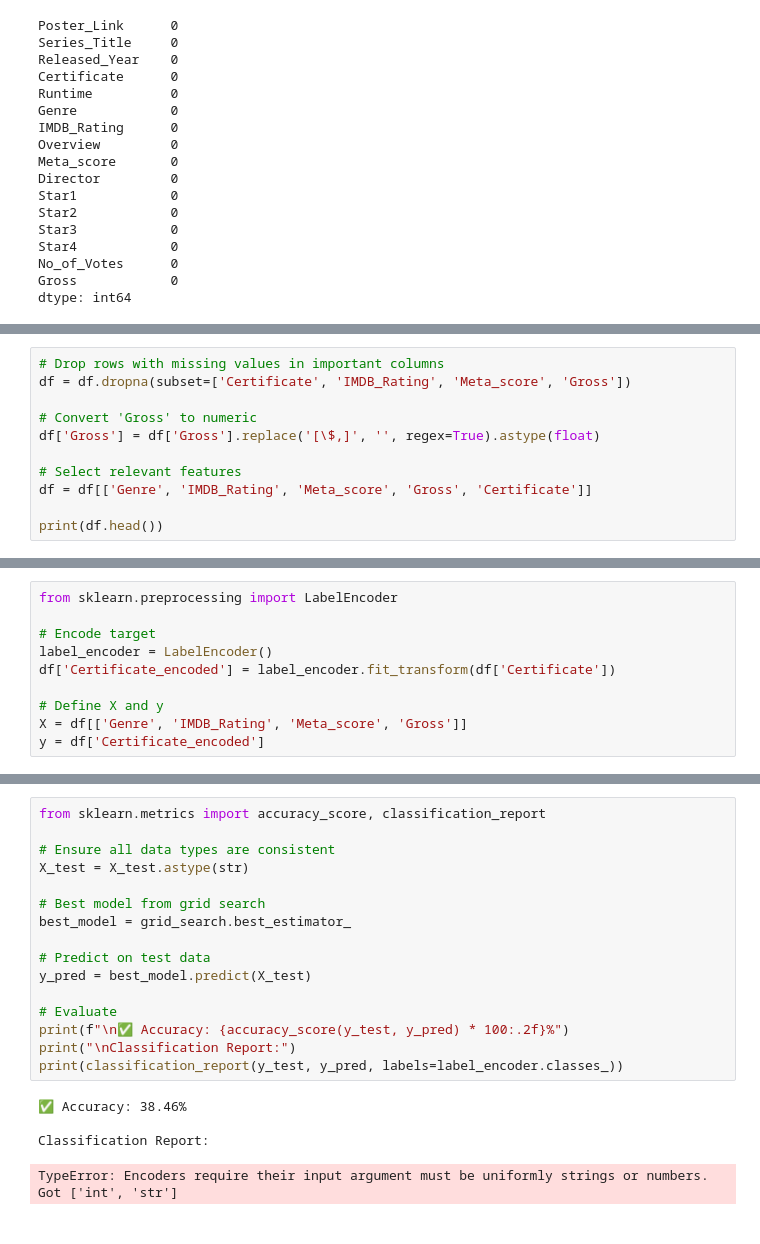
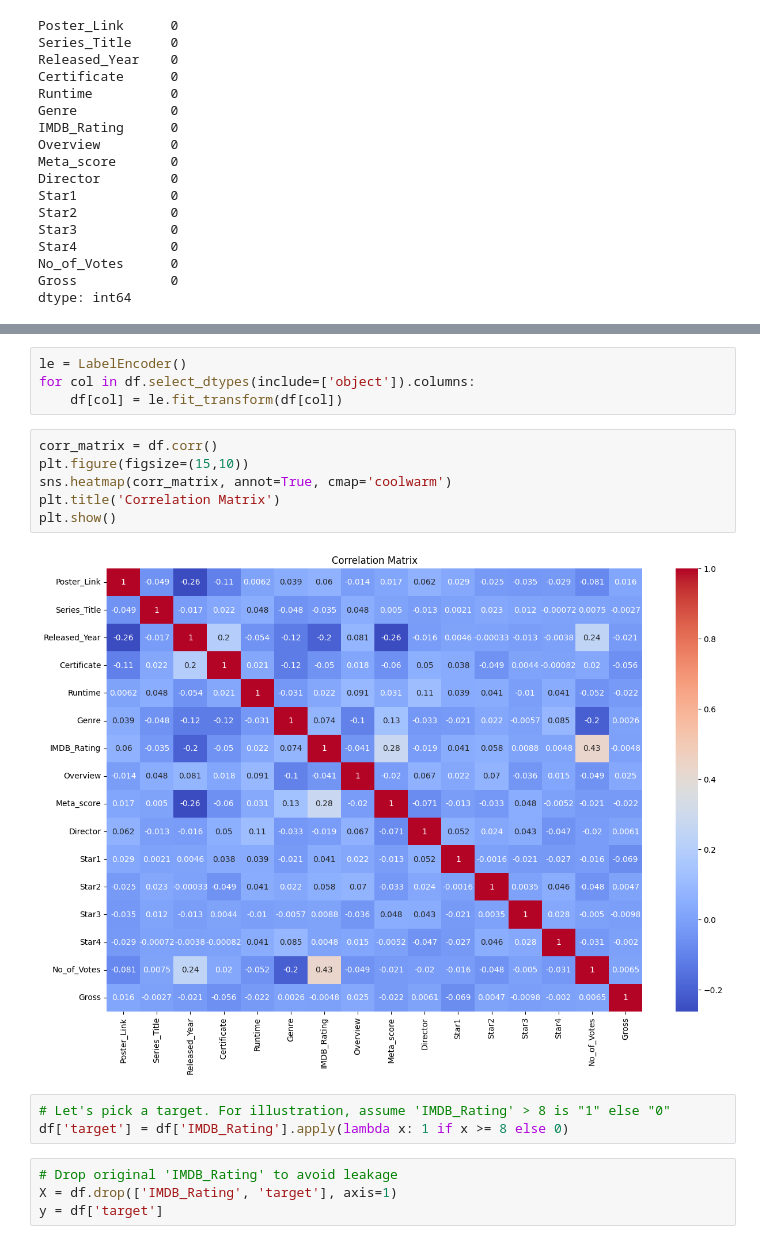
Before and after one commit to TasnimulIntazamAsif/EDGE_Project-Movie_Genre, a Jupyter notebook: movie_genre.ipynb, the cells around one changed output, grey strips where cells are left out. Saved outputs shown, nothing was run; the diff lists cells and outputs as text.

Commit message:
update model train

```diff
--- a/movie_genre.ipynb
+++ b/movie_genre.ipynb
@@ -146,11 +155,0 @@ Name: count, Length: 172, dtype: int64
-# %%
-# Drop rows with missing values in important columns
-df = df.dropna(subset=['Certificate', 'IMDB_Rating', 'Meta_score', 'Gross'])
-
-# Convert 'Gross' to numeric
-df['Gross'] = df['Gross'].replace('[\$,]', '', regex=True).astype(float)
-
-# Select relevant features
-df = df[['Genre', 'IMDB_Rating', 'Meta_score', 'Gross', 'Certificate']]
-
-print(df.head())
@@ -164,10 +155,0 @@ print(df.head())
-# %%
-from sklearn.preprocessing import LabelEncoder
-
-# Encode target
-label_encoder = LabelEncoder()
-df['Certificate_encoded'] = label_encoder.fit_transform(df['Certificate'])
-
-# Define X and y
-X = df[['Genre', 'IMDB_Rating', 'Meta_score', 'Gross']]
-y = df['Certificate_encoded']
@@ -248,21 +156,19 @@ GridSearchCV(cv=5,
-# %%
-from sklearn.metrics import accuracy_score, classification_report
-
-# Ensure all data types are consistent
-X_test = X_test.astype(str)
-
-# Best model from grid search
-best_model = grid_search.best_estimator_
-
-# Predict on test data
-y_pred = best_model.predict(X_test)
-
-# Evaluate
-print(f"\n✅ Accuracy: {accuracy_score(y_test, y_pred) * 100:.2f}%")
-print("\nClassification Report:")
-print(classification_report(y_test, y_pred, labels=label_encoder.classes_))
-# %% [output]
-✅ Accuracy: 38.46%
-
-Classification Report:
-TypeError: Encoders require their input argument must be uniformly strings or numbers. Got ['int', 'str']
+# %%
+le = LabelEncoder()
+for col in df.select_dtypes(include=['object']).columns:
+    df[col] = le.fit_transform(df[col])
+# %%
+corr_matrix = df.corr()
+plt.figure(figsize=(15,10))
+sns.heatmap(corr_matrix, annot=True, cmap='coolwarm')
+plt.title('Correlation Matrix')
+plt.show()
+# %% [output]
+[figure, added]
+# %%
+# Let's pick a target. For illustration, assume 'IMDB_Rating' > 8 is "1" else "0"
+df['target'] = df['IMDB_Rating'].apply(lambda x: 1 if x >= 8 else 0)
+# %%
+# Drop original 'IMDB_Rating' to avoid leakage
+X = df.drop(['IMDB_Rating', 'target'], axis=1)
+y = df['target']
```
Also changed, not shown: parts of 18 cells of this notebook.
